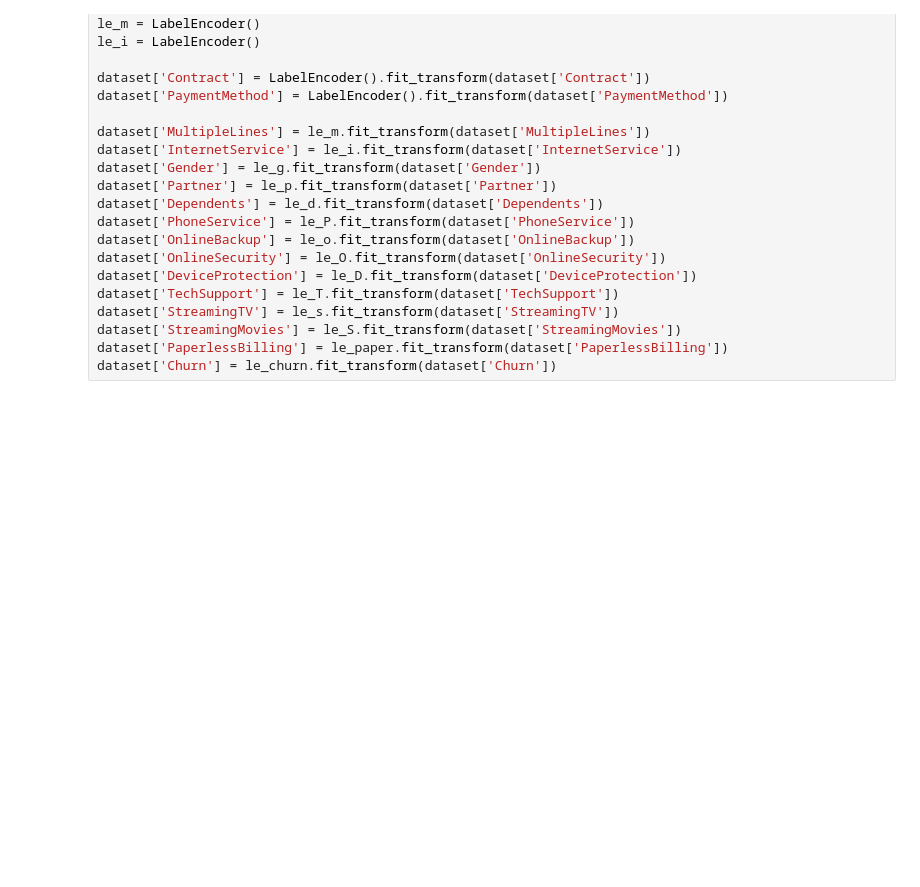
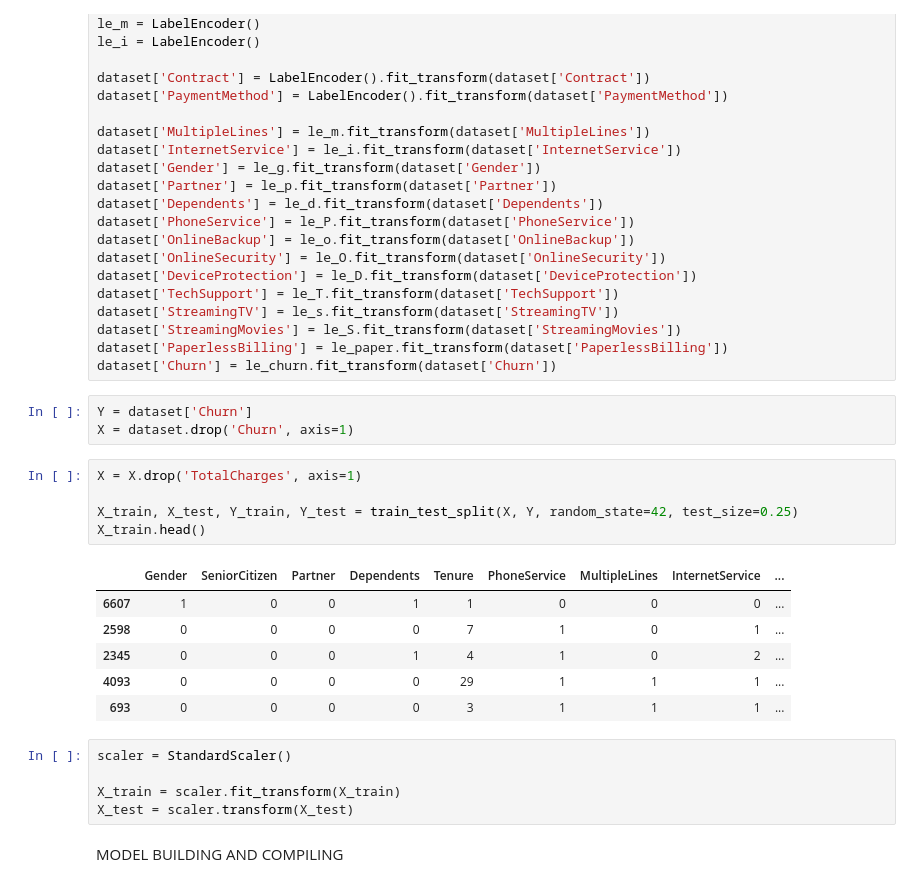
Before and after one commit to GoodnessA1/CUSTOMER_CHURN_PREDICTION, a Jupyter notebook: main.ipynb, the cells around one changed output. Saved outputs shown, nothing was run; the diff lists cells and outputs as text; blank space fills up the shorter version.

```diff
--- a/main.ipynb
+++ b/main.ipynb
@@ -69,3 +69,25 @@ dataset['StreamingTV'] = le_s.fit_transform(dataset['StreamingTV'])
 dataset['StreamingMovies'] = le_S.fit_transform(dataset['StreamingMovies'])
 dataset['PaperlessBilling'] = le_paper.fit_transform(dataset['PaperlessBilling'])
 dataset['Churn'] = le_churn.fit_transform(dataset['Churn'])
+# %%
+Y = dataset['Churn']
+X = dataset.drop('Churn', axis=1)
+# %%
+X = X.drop('TotalCharges', axis=1)
+
+X_train, X_test, Y_train, Y_test = train_test_split(X, Y, random_state=42, test_size=0.25)
+X_train.head()
+# %% [output]
+|  | Gender | SeniorCitizen | Partner | Dependents | Tenure | PhoneService | MultipleLines | InternetService | ... |
+| 6607 | 1 | 0 | 0 | 1 | 1 | 0 | 0 | 0 | ... |
+| 2598 | 0 | 0 | 0 | 0 | 7 | 1 | 0 | 1 | ... |
+| 2345 | 0 | 0 | 0 | 1 | 4 | 1 | 0 | 2 | ... |
+| 4093 | 0 | 0 | 0 | 0 | 29 | 1 | 1 | 1 | ... |
+| 693 | 0 | 0 | 0 | 0 | 3 | 1 | 1 | 1 | ... |
+# %%
+scaler = StandardScaler()
+
+X_train = scaler.fit_transform(X_train)
+X_test = scaler.transform(X_test)
+# %% [markdown]
+MODEL BUILDING AND COMPILING
```
Also changed, not shown: parts of 6 cells of this notebook, 1 other file.
